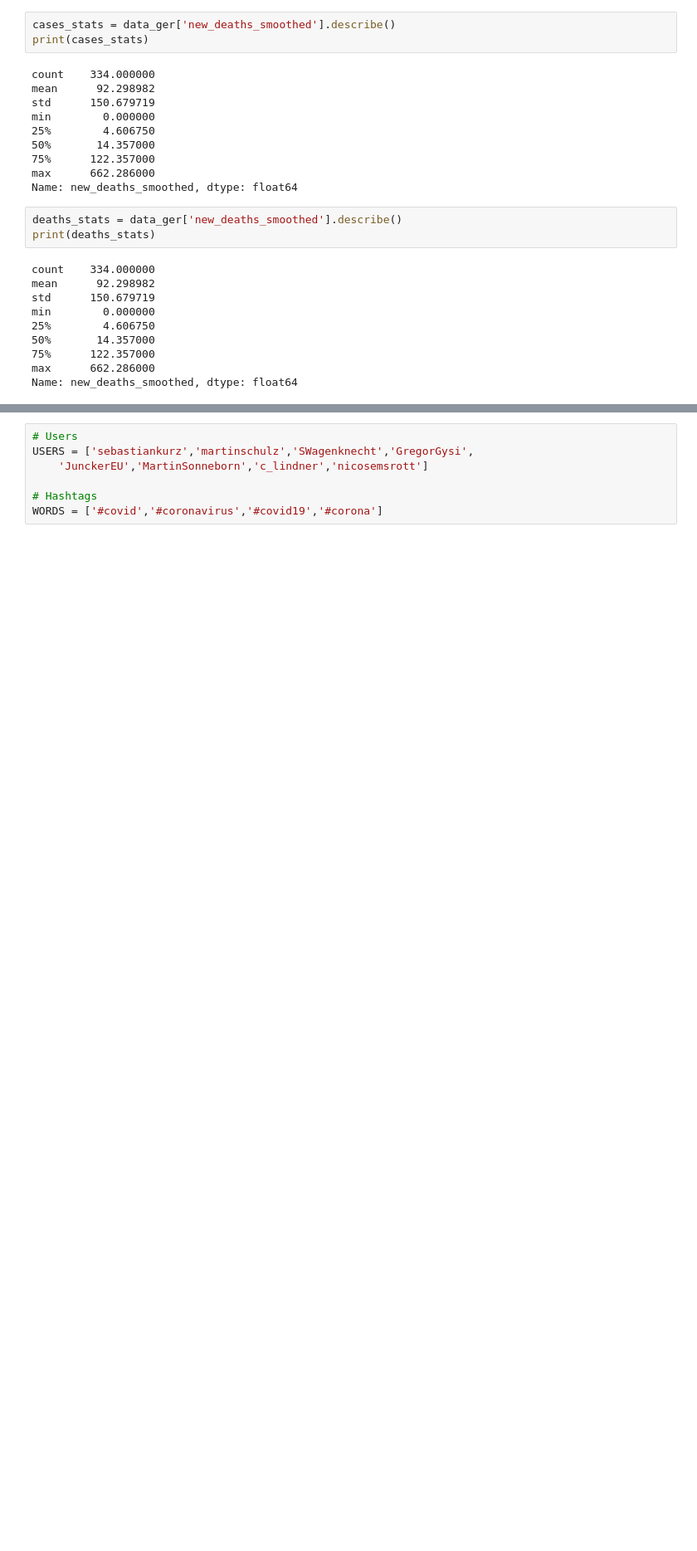
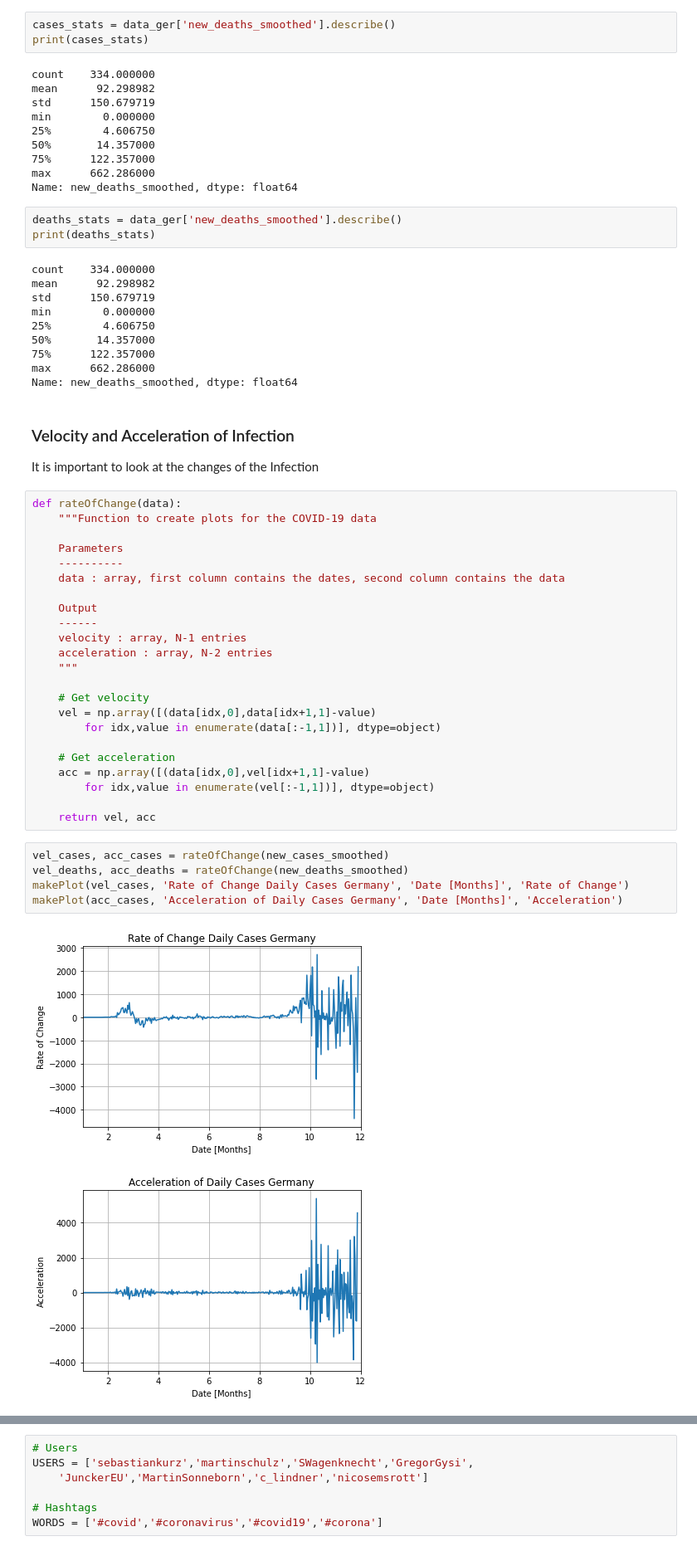
Before and after one commit to huestisk/covid-twitter, a Jupyter notebook: report.ipynb, the cells around one changed output, grey strips where cells are left out. Shown at 83% size. Cells and saved outputs as stored; diff of their text form; blank space fills up the shorter version.

Commit message:
Finish covid analysis

```diff
--- a/report.ipynb
+++ b/report.ipynb
@@ -113,3 +117,38 @@ min        0.000000
 75%      122.357000
 max      662.286000
 Name: new_deaths_smoothed, dtype: float64
+# %% [markdown]
+### Velocity and Acceleration of Infection
+
+It is important to look at the changes of the Infection
+# %%
+def rateOfChange(data):
+    """Function to create plots for the COVID-19 data
+
+    Parameters
+    ----------
+    data : array, first column contains the dates, second column contains the data
+
+    Output
+    ------
+    velocity : array, N-1 entries
+    acceleration : array, N-2 entries
+    """
+
+    # Get velocity
+    vel = np.array([(data[idx,0],data[idx+1,1]-value)
+        for idx,value in enumerate(data[:-1,1])], dtype=object)
+
+    # Get acceleration
+    acc = np.array([(data[idx,0],vel[idx+1,1]-value)
+        for idx,value in enumerate(vel[:-1,1])], dtype=object)
+
+    return vel, acc
+# %%
+vel_cases, acc_cases = rateOfChange(new_cases_smoothed)
+vel_deaths, acc_deaths = rateOfChange(new_deaths_smoothed)
+makePlot(vel_cases, 'Rate of Change Daily Cases Germany', 'Date [Months]', 'Rate of Change')
+makePlot(acc_cases, 'Acceleration of Daily Cases Germany', 'Date [Months]', 'Acceleration')
+# %% [output]
+[figure, added]
+[figure, added]
```
Also changed, not shown: parts of 27 cells of this notebook, 2 other files.
